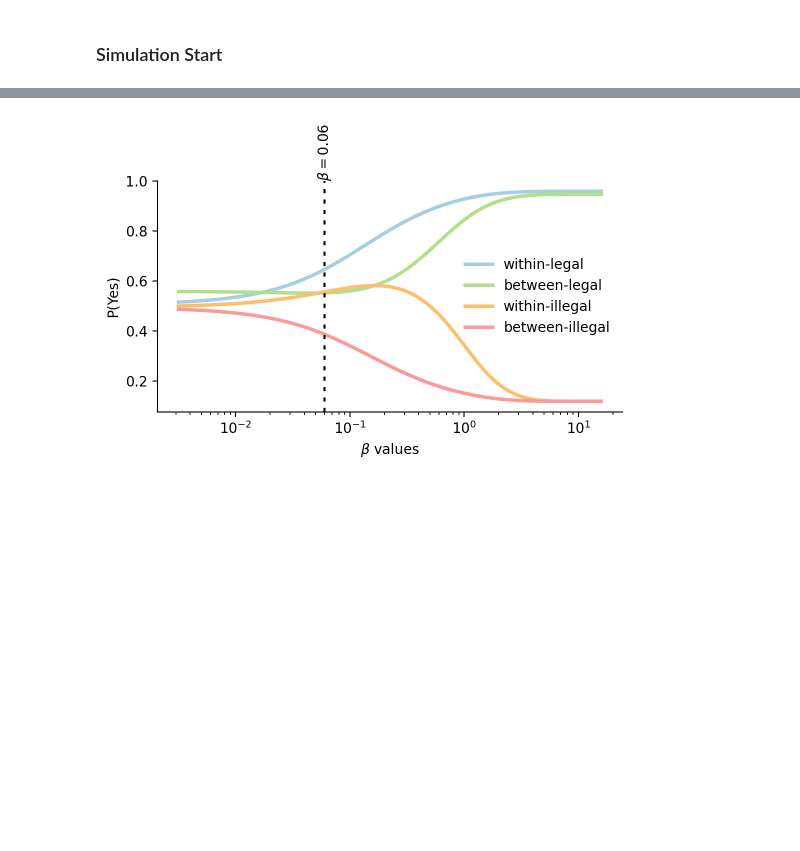
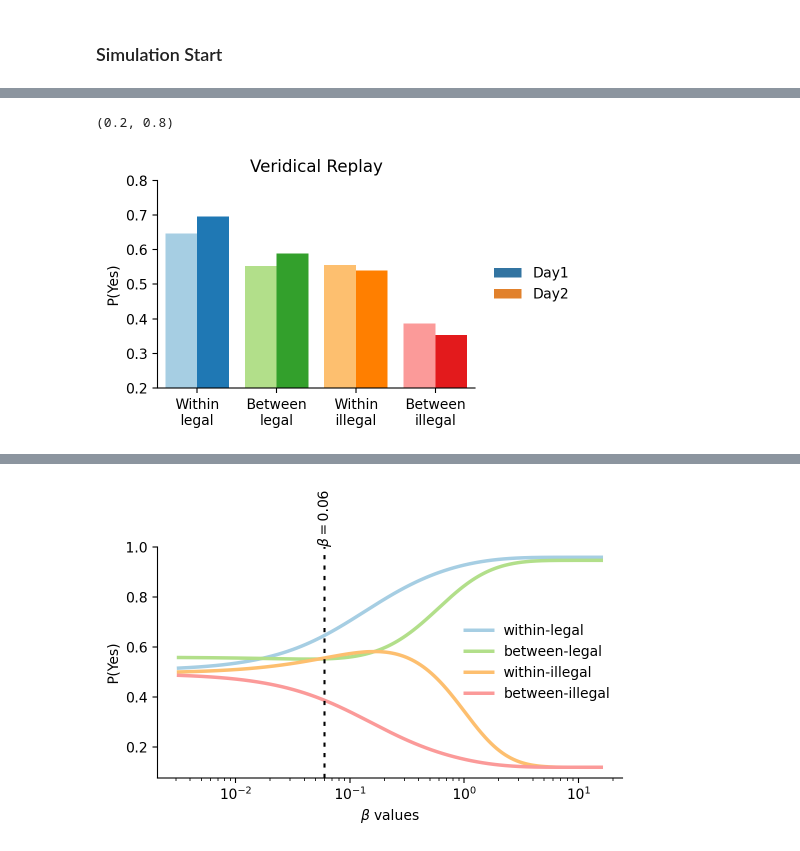
Before and after one commit to Xiaoyue-Zhou/Auditory-Structure-Learning-Model, a Jupyter notebook: Hebbian_exponential_decay.ipynb, the cells around one changed output, grey strips where cells are left out. Saved outputs shown, nothing was run; the diff lists cells and outputs as text; code cells hidden in the pictures; blank space fills up the shorter version.

Commit message:
adding veridical replay

```diff
--- a/Hebbian_exponential_decay.ipynb
+++ b/Hebbian_exponential_decay.ipynb
@@ -132,0 +133,42 @@ plot_day1_byType(day1_data, title="Day 1 model predictions", my_color=my_color)
+# %%
+# Veridical replay
+conso_params = ConsolidationParameters(
+    conso_type = 'veridical',
+    global_retention=0.8,
+    n_replay=100,
+    replay_length=20,
+    beta_consolidation = 0.7,
+    normalize_lag1_strength = True,
+    lr_consolidation = 0.4
+)
+
+mdl_post_conso_list = []
+for iSubj, mdl in enumerate(day1_model):
+    mdl_post_conso = mdl.copy()
+    rng_consolidation = np.random.default_rng(iSubj)
+
+    mdl_post_conso.consolidation(conso_type='veridical',
+                               rng = rng_consolidation,
+                               conso_params = conso_params)
+
+    # make sure day2 is also frozen test
+    mdl_post_conso.params = replace(mdl_post_conso.params,
+                                    lr_test_prefix=0.0,
+                                    lr_test_probe=0.0)
+    mdl_post_conso_list.append(mdl_post_conso)
+
+
+# run day 2 experiment
+model_list = mdl_post_conso_list
+day2_data, model_final = Exp_simulation_day2(model_list,
+                                             trials_s2_all)
+
+fig, ax = plot_day2_byType(day1_data,
+                           day2_data,
+                           measure = 'p_yes',
+                           ylab = 'P(Yes)',
+                           title='Veridical Replay')
+ax.set_ylim([0.2, 0.8])
+# %% [output]
+(0.2, 0.8)
+[figure, added]
```
Also changed, not shown: parts of 6 cells of this notebook, 1 other file.
